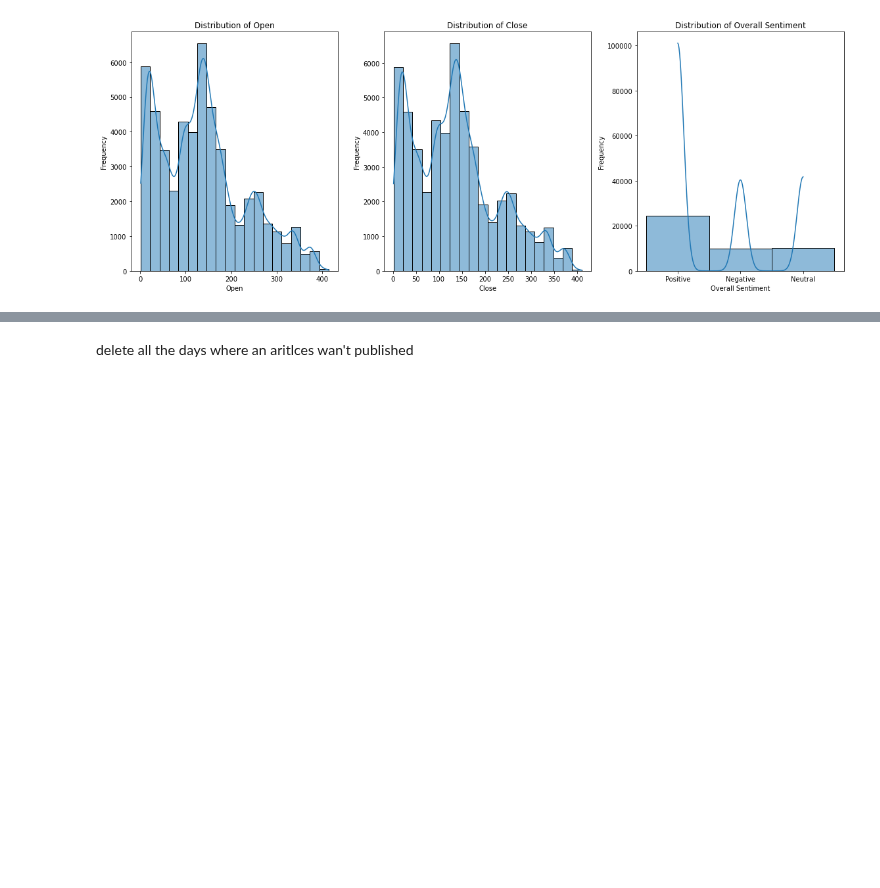
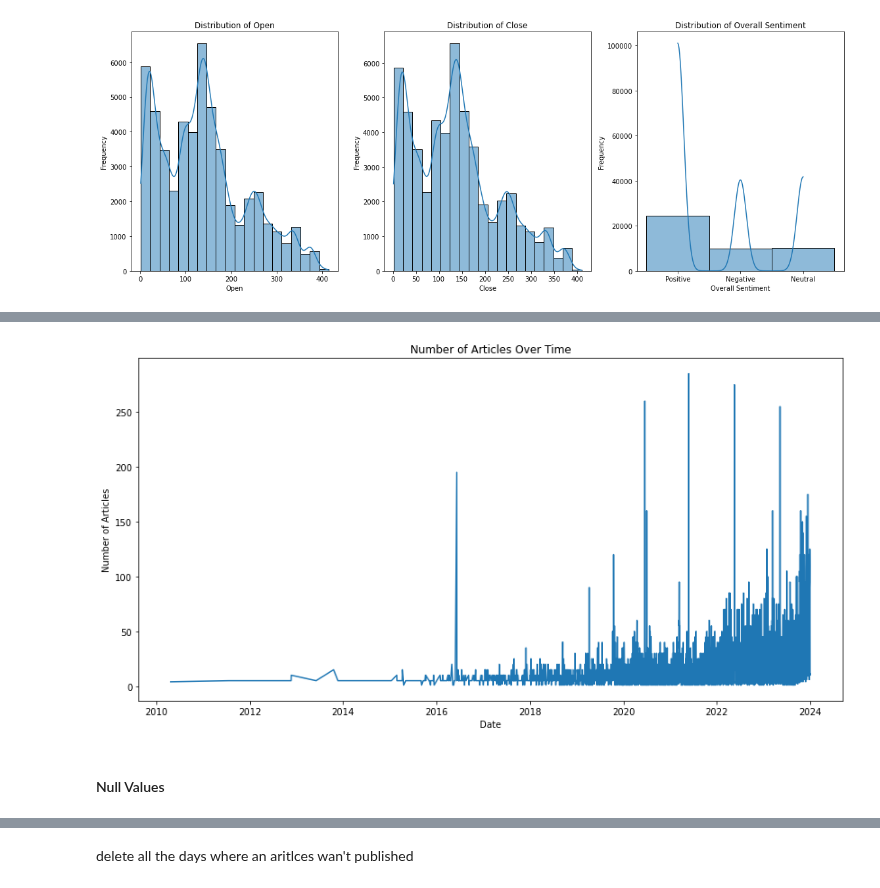
Before and after one commit to EthanFalcao/Sentiment-Analysis-in-Financial-Markets, a Jupyter notebook: merge_datasets.ipynb, the cells around one changed output, grey strips where cells are left out. Cells and saved outputs as stored; diff of their text form; code cells hidden in the pictures; blank space fills up the shorter version.

```diff
--- a/merge_datasets.ipynb
+++ b/merge_datasets.ipynb
@@ -26,0 +50,11 @@ df_text.head(2)
+# %%
+# Impute missing 'author' and 'Combined Authors' with 'Unknown'
+df_text['author'].fillna('Unknown', inplace=True)
+df_text['Combined Authors'].fillna('Unknown', inplace=True)
+
+# Impute missing 'keywords' with 'No Keywords'
+df_text['keywords'].fillna('No Keywords', inplace=True)
+
+# Impute missing 'description' with 'No description'
+df_text['description'].fillna('No description', inplace=True)
+df_text['Processed Description'].fillna('No description', inplace=True)
@@ -143,0 +132,23 @@ df['Close'] = df['Close'].fillna(df['Close'].median())
+# %%
+import pandas as pd
+
+# Assuming 'df' is your DataFrame
+# Convert 'date' column to datetime format
+df['date'] = pd.to_datetime(df['date'])
+
+# Now that 'date' is in datetime format, group by date (without time component) and count the articles
+articles_over_time_filtered = df.groupby(df['date'].dt.date).size()
+
+# If you're plotting, ensure to include the plotting library and use the correct plotting commands
+import matplotlib.pyplot as plt
+
+plt.figure(figsize=(14, 7))
+articles_over_time_filtered.plot(kind='line')  # Assuming you want a line plot
+plt.title('Number of Articles Over Time')
+plt.xlabel('Date')
+plt.ylabel('Number of Articles')
+plt.show()
+# %% [output]
+[figure, added]
+# %% [markdown]
+#### Null Values
```
Also changed, not shown: parts of 12 cells of this notebook.
